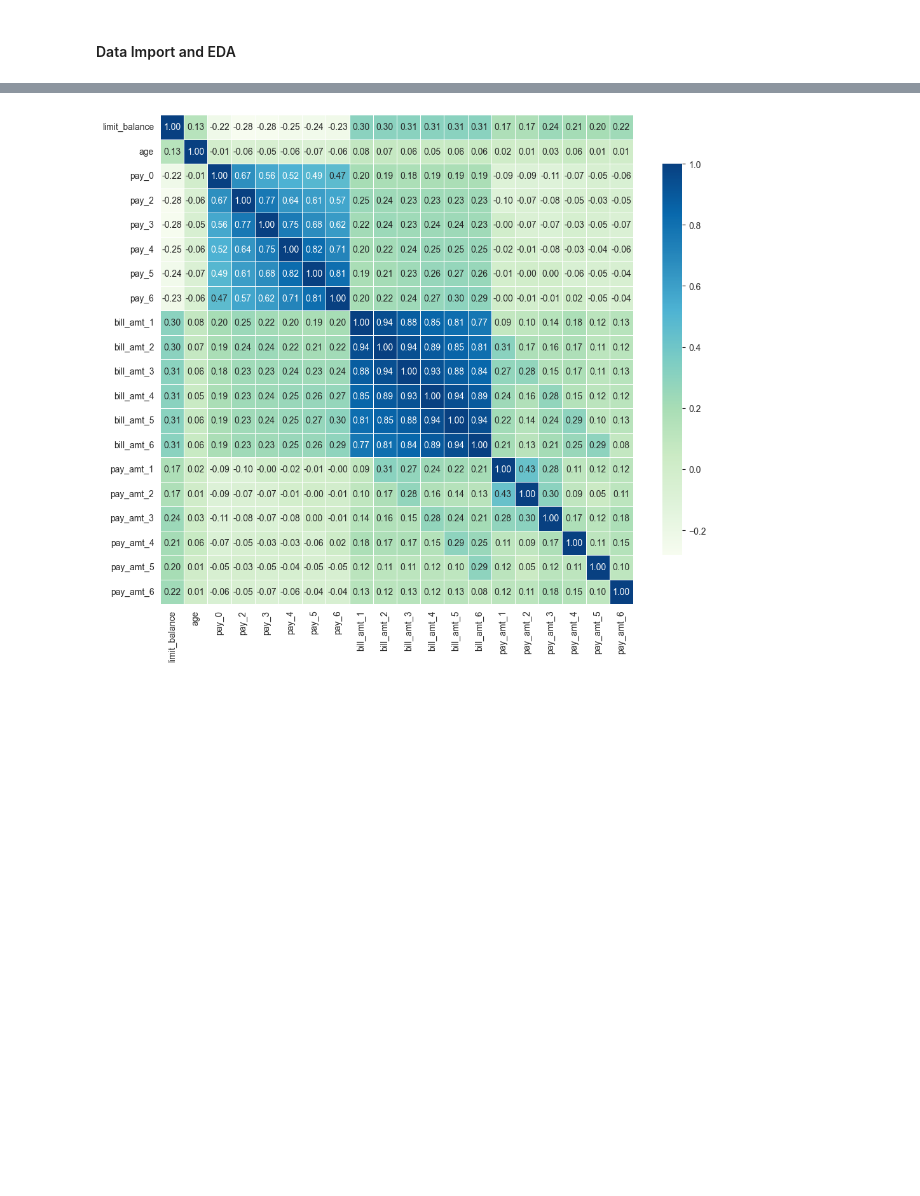
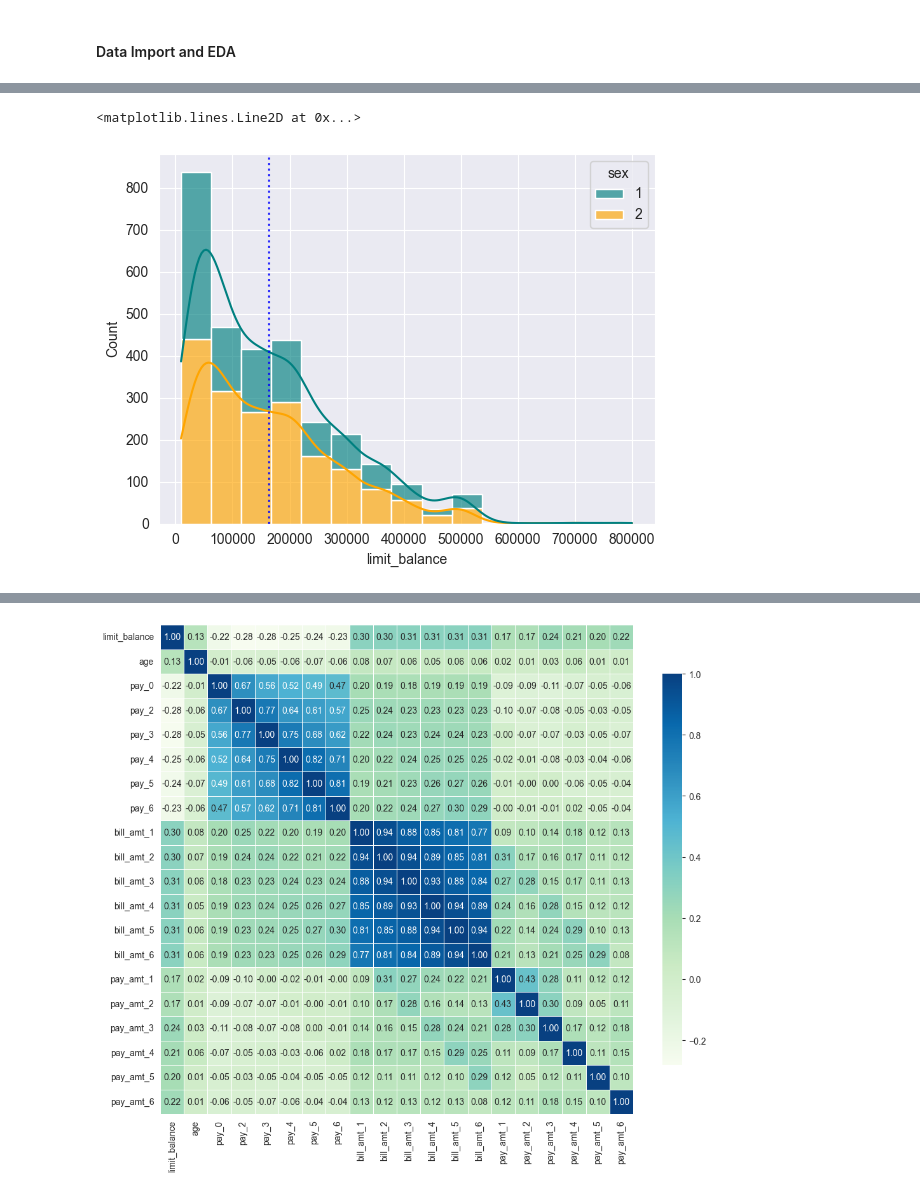
Before and after one commit to AndrewOgega/data-triad, a Jupyter notebook: credit_default_model.ipynb, the cells around one changed output, grey strips where cells are left out. Saved outputs shown, nothing was run; the diff lists cells and outputs as text; code cells hidden in the pictures; blank space fills up the shorter version.

```diff
--- a/credit_default_model.ipynb
+++ b/credit_default_model.ipynb
@@ -71,4 +85,32 @@ memory usage: 666.8+ KB
 # converting to correct data types
 df[["pay_5", "pay_6"]] = df[["pay_5", "pay_6"]].astype("float64")
 
-df[['sex', 'education_level', 'marital_status']] = df[['sex', 'education_level', 'marital_status']].astype("str")
+df[["sex", "education_level", "marital_status"]] = df[
+    ["sex", "education_level", "marital_status"]
+].astype("str")
+# %%
+sns.histplot(
+    df,
+    x="limit_balance",
+    kde=True,
+    hue=df.sex.astype("int"),
+    bins=15,
+    palette=["teal", "orange"],
+    multiple="stack",
+    alpha=0.65,
+)
+
+plt.axvline(
+    df.limit_balance.mean(),
+    color="blue",
+    linestyle=":",
+    label="mean limit balance",
+    alpha=0.8,
+)
+
+# the limit balance data is positive skewed.
+# so we should will use log transformation**
+# but then xgboost is a treebased model, and will still handle skewed data well.
+# %% [output]
+<matplotlib.lines.Line2D at 0x...>
+[figure, added]
```
Also changed, not shown: parts of 28 cells of this notebook.
